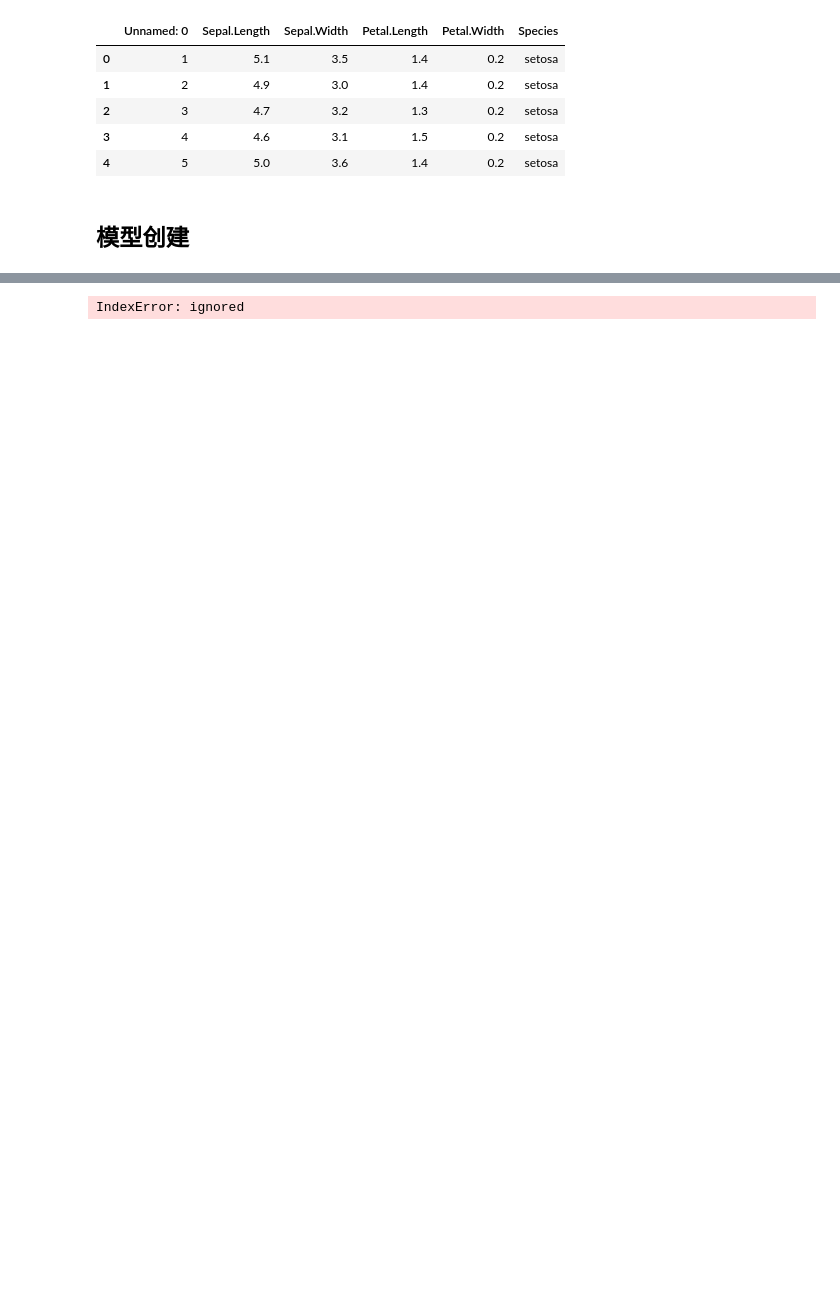
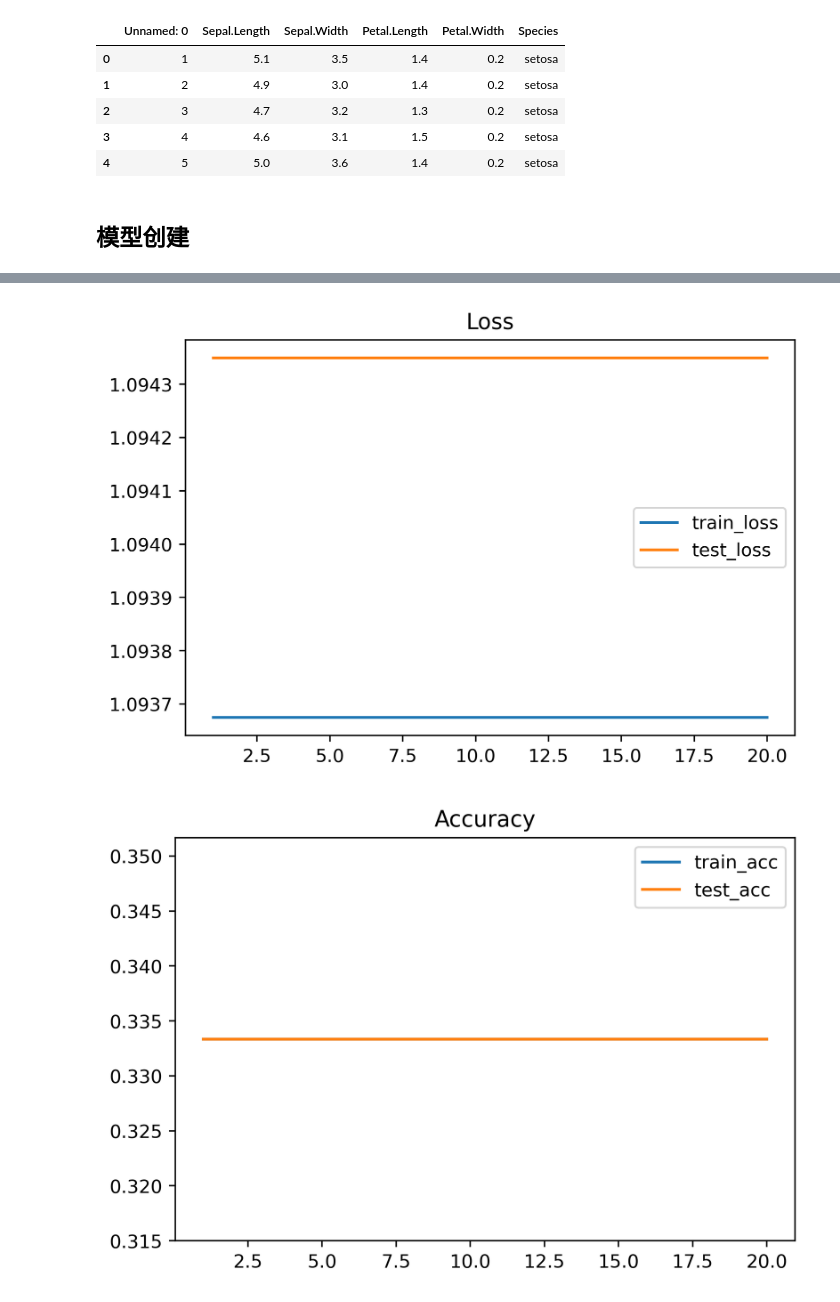
Before and after one commit to msskx/deepLearning, a Jupyter notebook: softmax多分类.ipynb, the cells around one changed output, grey strips where cells are left out. Cells and saved outputs as stored; diff of their text form; code cells hidden in the pictures; blank space fills up the shorter version.

```diff
--- a/softmax多分类.ipynb
+++ b/softmax多分类.ipynb
@@ -60,4 +65,17 @@ ms=Model()
 # %%
-optim=torch.optim.Adam(ms.parameters(),lr=0.001)
+optim=torch.optim.Adam(model.parameters(),lr=0.001)
 # %%
 loss_fn=torch.nn.CrossEntropyLoss()
+# %%
+epochs=20
+# %%
+for epoch in range(epochs):
+  for x,y in train_dl:
+    y_pred=model(x)
+    loss=loss_fn(y_pred,y)
+    optim.zero_grad()
+    loss.backward()
+    optim.step()
+  with torch.no_grad():
+    print(f'epoch:{epoch+1},train_loss:{round(loss_fn(model(train_x),train_y).item(),3)},train_acc:{round(accuracy(model(train_x),train_y).item(),3)}',end="+++")
+    print(f'test_loss:{round(loss_fn(model(test_x),test_y).item(),3)},test_acc:{round(accuracy(model(test_x),test_y).item(),3)}')
@@ -164,17 +203,28 @@ def train(model, optimizer, loss_fn, train_dl, val_dl, epochs=20, device='cuda')
         history['val_acc'].append(val_acc)
 
     # END OF TRAINING LOOP
-
-
     end_time_sec       = time.time()
     total_time_sec     = end_time_sec - start_time_sec
     time_per_epoch_sec = total_time_sec / epochs
     print()
-    print('Time total:     %5.2f sec' % (total_time_sec))
-    print('Time per epoch: %5.2f sec' % (time_per_epoch_sec))
+    # print('Time total:     %5.2f sec' % (total_time_sec))
+    # print('Time per epoch: %5.2f sec' % (time_per_epoch_sec))
 
+    plt.figure(dpi=400)
+    plt.plot(range(1,epochs+1),history['loss'],label='train_loss')
+    plt.plot(range(1,epochs+1),history['val_loss'],label='test_loss')
+    plt.title("Loss")
+    plt.legend()
+    plt.show()
+
+    plt.figure(dpi=400)
+    plt.plot(range(1,epochs+1),history['acc'],label='train_acc')
+    plt.plot(range(1,epochs+1),history['val_acc'],label='test_acc')
+    plt.title("Accuracy")
+    plt.legend()
+    plt.show()
     return history
 # %%
-train(ms, optim, loss_fn, train_dl, test_dl, epochs=20, device='cpu')
+history=train(model, optim, loss_fn, train_dl, test_dl, epochs=20, device='cpu')
 # %% [output]
 train() called: model=Model, opt=Adam(lr=0.001000), epochs=20, device=cpu
@@ -181 +247,2 @@ train() called: model=Model, opt=Adam(lr=0.001000), epochs=20, device=cpu
-IndexError: ignored
+[figure, added]
+[figure, added]
```
Also changed, not shown: parts of 7 cells of this notebook.
